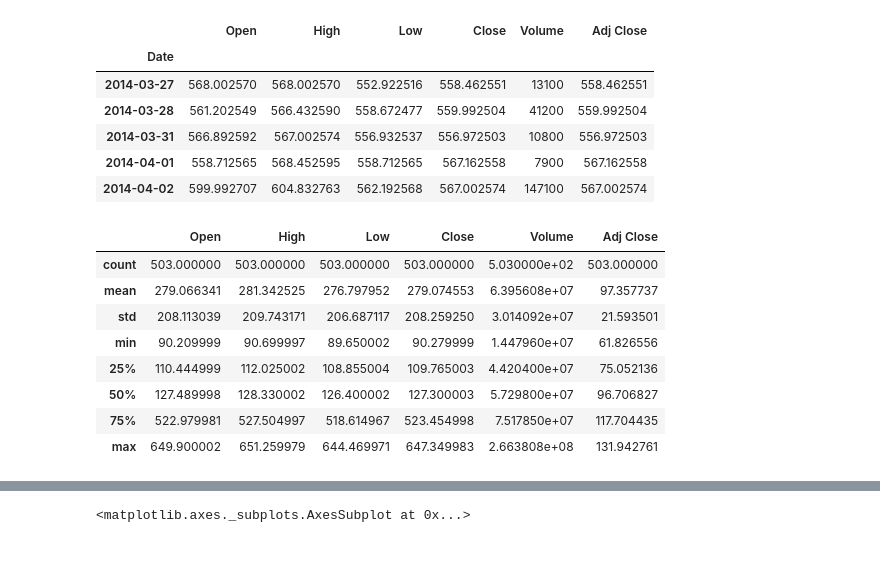
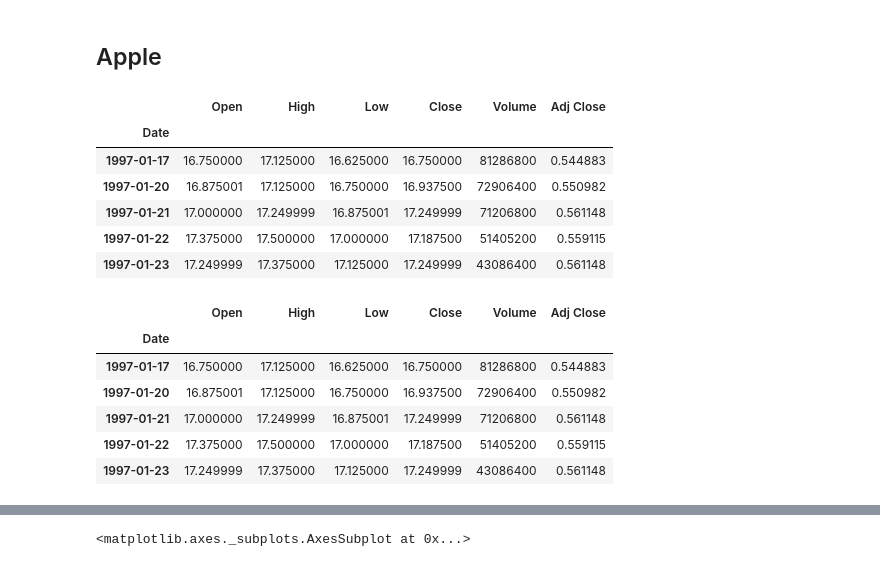
Before and after one commit to nachiketmparanjape/Real_Time_Stock_Market_Analysis, a Jupyter notebook: Stock_Market_Analysis.ipynb, the cells around one changed output, grey strips where cells are left out. Saved outputs shown, nothing was run; the diff lists cells and outputs as text; code cells hidden in the pictures.

```diff
--- a/Stock_Market_Analysis.ipynb
+++ b/Stock_Market_Analysis.ipynb
@@ -32,22 +22,28 @@ GM.tail()
+# %% [markdown]
+## Apple
 # %%
-GOOG.head()
+AAPL.head()
 # %% [output]
 |  | Open | High | Low | Close | Volume | Adj Close |
 | Date |  |  |  |  |  |  |
-| 2014-03-27 | 568.002570 | 568.002570 | 552.922516 | 558.462551 | 13100 | 558.462551 |
-| 2014-03-28 | 561.202549 | 566.432590 | 558.672477 | 559.992504 | 41200 | 559.992504 |
-| 2014-03-31 | 566.892592 | 567.002574 | 556.932537 | 556.972503 | 10800 | 556.972503 |
-| 2014-04-01 | 558.712565 | 568.452595 | 558.712565 | 567.162558 | 7900 | 567.162558 |
-| 2014-04-02 | 599.992707 | 604.832763 | 562.192568 | 567.002574 | 147100 | 567.002574 |
+| 1997-01-17 | 16.750000 | 17.125000 | 16.625000 | 16.750000 | 81286800 | 0.544883 |
+| 1997-01-20 | 16.875001 | 17.125000 | 16.750000 | 16.937500 | 72906400 | 0.550982 |
+| 1997-01-21 | 17.000000 | 17.249999 | 16.875001 | 17.249999 | 71206800 | 0.561148 |
+| 1997-01-22 | 17.375000 | 17.500000 | 17.000000 | 17.187500 | 51405200 | 0.559115 |
+| 1997-01-23 | 17.249999 | 17.375000 | 17.125000 | 17.249999 | 43086400 | 0.561148 |
+# %%
+AAPL.reset_index(level=0, inplace=True)
+# %%
+AAPL['Date'] = pd.to_datetime(AAPL['Date'])
+AAPL = AAPL.sort_values(by='Date')
+AAPL = AAPL.set_index('Date')
 # %%
-AAPL.describe()
+AAPL.head()
 # %% [output]
 |  | Open | High | Low | Close | Volume | Adj Close |
-| count | 503.000000 | 503.000000 | 503.000000 | 503.000000 | 5.030000e+02 | 503.000000 |
-| mean | 279.066341 | 281.342525 | 276.797952 | 279.074553 | 6.395608e+07 | 97.357737 |
-| std | 208.113039 | 209.743171 | 206.687117 | 208.259250 | 3.014092e+07 | 21.593501 |
-| min | 90.209999 | 90.699997 | 89.650002 | 90.279999 | 1.447960e+07 | 61.826556 |
-| 25% | 110.444999 | 112.025002 | 108.855004 | 109.765003 | 4.420400e+07 | 75.052136 |
-| 50% | 127.489998 | 128.330002 | 126.400002 | 127.300003 | 5.729800e+07 | 96.706827 |
-| 75% | 522.979981 | 527.504997 | 518.614967 | 523.454998 | 7.517850e+07 | 117.704435 |
-| max | 649.900002 | 651.259979 | 644.469971 | 647.349983 | 2.663808e+08 | 131.942761 |
+| Date |  |  |  |  |  |  |
+| 1997-01-17 | 16.750000 | 17.125000 | 16.625000 | 16.750000 | 81286800 | 0.544883 |
+| 1997-01-20 | 16.875001 | 17.125000 | 16.750000 | 16.937500 | 72906400 | 0.550982 |
+| 1997-01-21 | 17.000000 | 17.249999 | 16.875001 | 17.249999 | 71206800 | 0.561148 |
+| 1997-01-22 | 17.375000 | 17.500000 | 17.000000 | 17.187500 | 51405200 | 0.559115 |
+| 1997-01-23 | 17.249999 | 17.375000 | 17.125000 | 17.249999 | 43086400 | 0.561148 |
```
Also changed, not shown: parts of 15 cells of this notebook.
